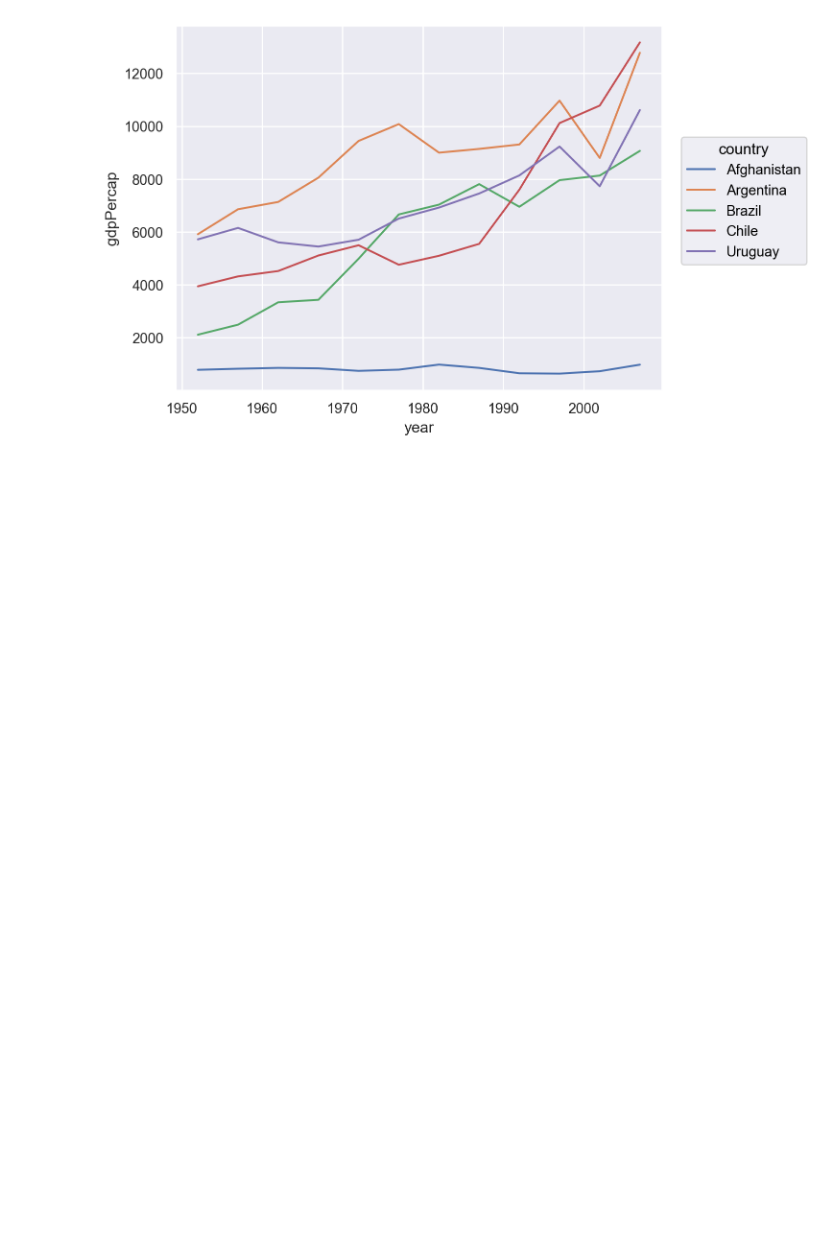
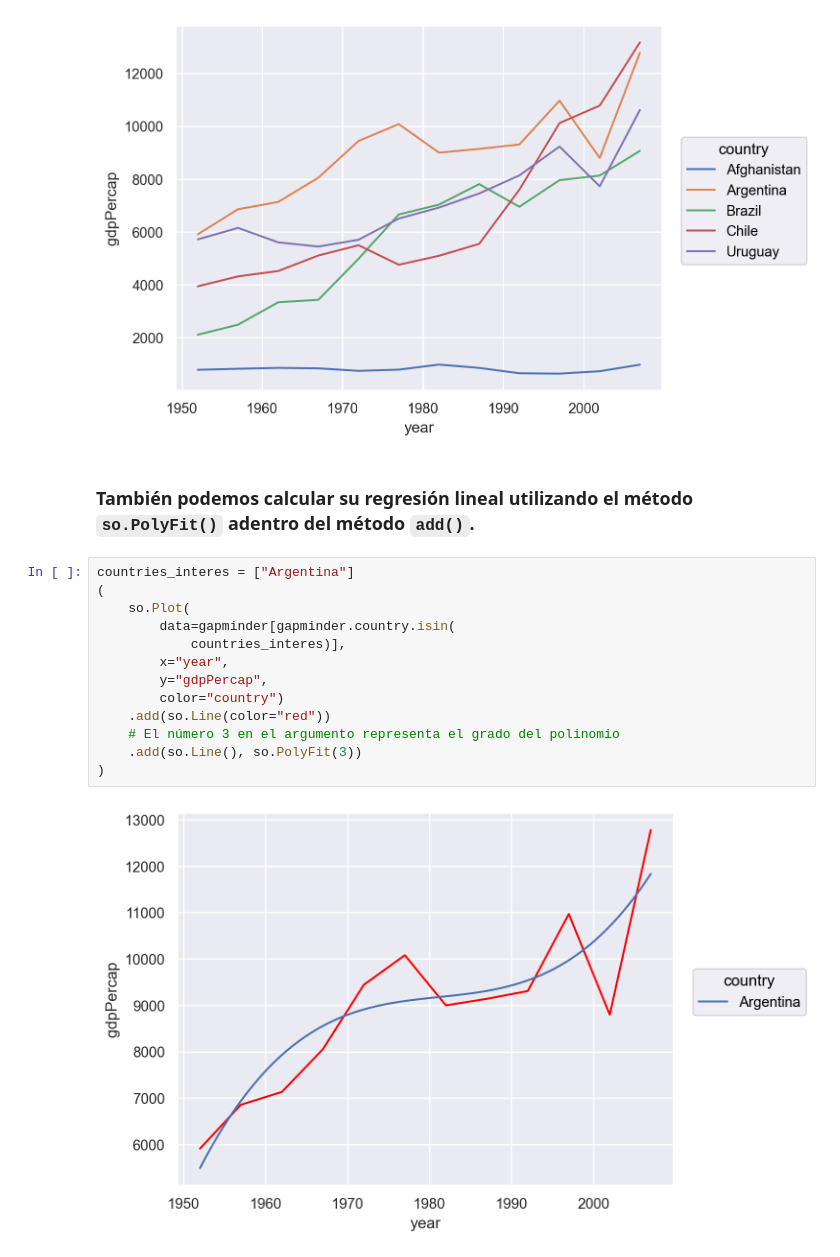
Before and after one commit to santiago-paz/ejercicios-laboratorio-datos-uba, a Jupyter notebook: Práctica-Parcial/apuntes-parcial.ipynb, the cells around one changed output. Saved outputs shown, nothing was run; the diff lists cells and outputs as text; blank space fills up the shorter version.

```diff
--- a/Práctica-Parcial/apuntes-parcial.ipynb
+++ b/Práctica-Parcial/apuntes-parcial.ipynb
@@ -34,3 +37,20 @@ countries_interes = ["Argentina", "Brazil", "Chile", "Uruguay", "Afghanistan"]
 )
 # %% [output]
 [figure]
+# %% [markdown]
+### También podemos calcular su regresión lineal utilizando el método `so.PolyFit()` adentro del método `add()`.
+# %%
+countries_interes = ["Argentina"]
+(
+    so.Plot(
+        data=gapminder[gapminder.country.isin(
+            countries_interes)],
+        x="year",
+        y="gdpPercap",
+        color="country")
+    .add(so.Line(color="red"))
+    # El número 3 en el argumento representa el grado del polinomio
+    .add(so.Line(), so.PolyFit(3))
+)
+# %% [output]
+[figure, added]
```
Also changed, not shown: parts of 25 cells of this notebook.
